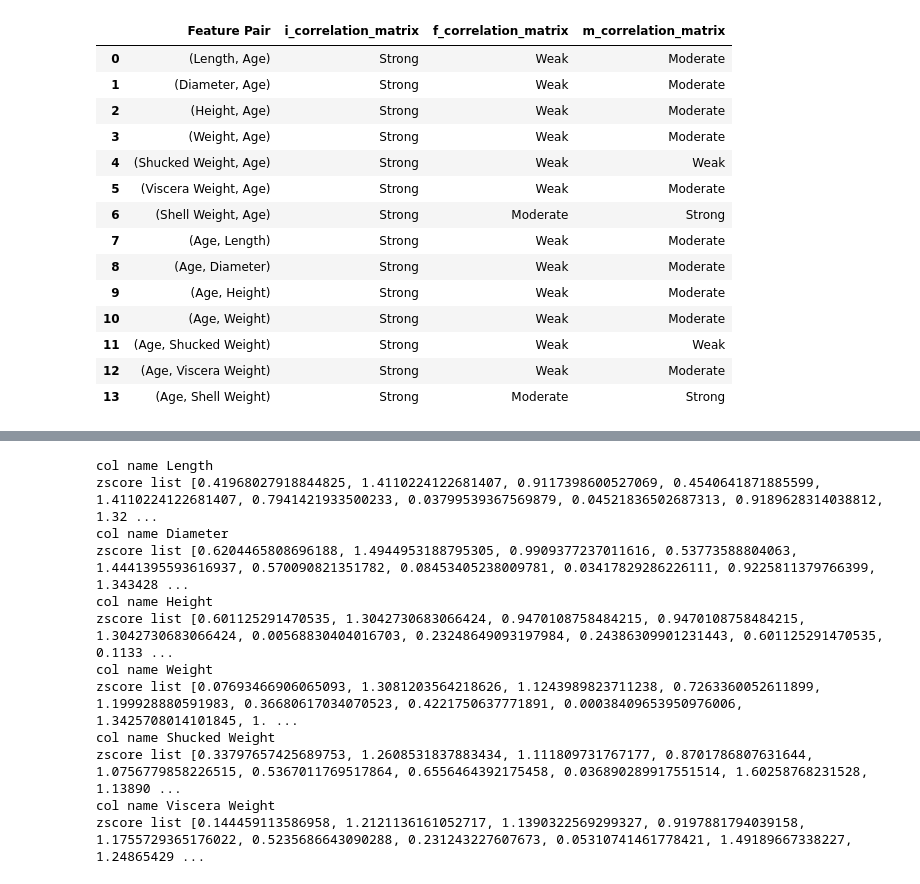
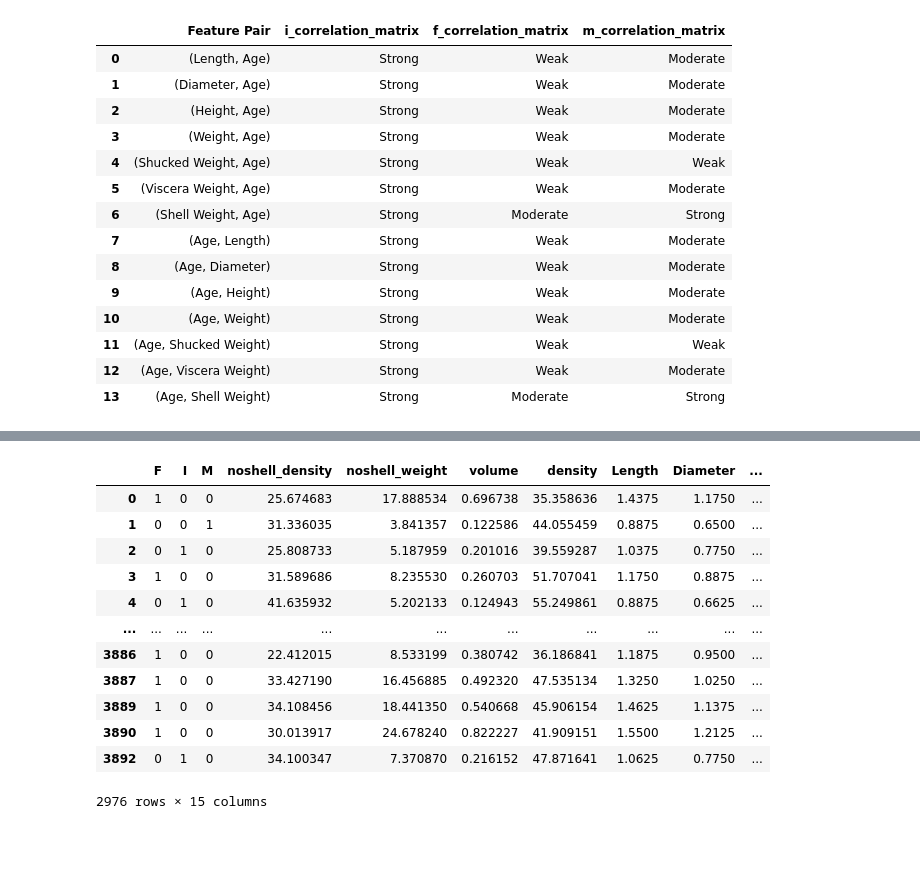
Before and after one commit to loganannand/dataeng-projects, a Jupyter notebook: Crab Age Prediction Project/Notebooks/initial_analysis.ipynb, the cells around one changed output, grey strips where cells are left out. Saved outputs shown, nothing was run; the diff lists cells and outputs as text; code cells hidden in the pictures; blank space fills up the shorter version.

```diff
--- a/Crab Age Prediction Project/Notebooks/initial_analysis.ipynb
+++ b/Crab Age Prediction Project/Notebooks/initial_analysis.ipynb
@@ -234,38 +245,26 @@ for i in dataset.columns:
     if dataset[i].isnull().sum() > 0:
         index = dataset[dataset[i].isnull()].index
         dataset.loc[index, i] = dataset[i].mean()
-# %%
-# Remove outliers based on z-score
-dataset_cols = dataset.columns
-dataset_cols = dataset_cols.to_list()
-dataset_cols.remove('Sex')
-
-dataset2 = []
-for i in dataset_cols:
-
-    print('col name', i)
-
-    z = (np.abs(stats.zscore(dataset[i])))
-    z = z.to_list()
-
-    print('zscore list', z)
-
-    for j in z:
-        if j > 3:
-            z.remove(j)
-    dataset2.append(z)
-
-dataset2 = pd.DataFrame(dataset2)
-# %% [output]
-col name Length
-zscore list [0.41968027918844825, 1.4110224122681407, 0.9117398600527069, 0.4540641871885599, 1.4110224122681407, 0.7941421933500233, 0.03799539367569879, 0.04521836502687313, 0.9189628314038812, 1.32 ...
-col name Diameter
-zscore list [0.6204465808696188, 1.4944953188795305, 0.9909377237011616, 0.53773588804063, 1.4441395593616937, 0.570090821351782, 0.08453405238009781, 0.03417829286226111, 0.9225811379766399, 1.343428 ...
-col name Height
-zscore list [0.601125291470535, 1.3042730683066424, 0.9470108758484215, 0.9470108758484215, 1.3042730683066424, 0.00568830404016703, 0.23248649093197984, 0.24386309901231443, 0.601125291470535, 0.1133 ...
-col name Weight
-zscore list [0.07693466906065093, 1.3081203564218626, 1.1243989823711238, 0.7263360052611899, 1.199928880591983, 0.36680617034070523, 0.4221750637771891, 0.00038409653950976006, 1.3425708014101845, 1. ...
-col name Shucked Weight
-zscore list [0.33797657425689753, 1.2608531837883434, 1.111809731767177, 0.8701786807631644, 1.0756779858226515, 0.5367011769517864, 0.6556464392175458, 0.036890289917551514, 1.60258768231528, 1.13890 ...
-col name Viscera Weight
-zscore list [0.144459113586958, 1.2121136161052717, 1.1390322569299327, 0.9197881794039158, 1.1755729365176022, 0.5235686643090288, 0.231243227607673, 0.05310741461778421, 1.49189667338227, 1.24865429 ...
+# %%
+# Remove outliers in dataset based on Z-score > 2
+for i in dataset.columns.drop('Sex'):
+    z = np.abs(stats.zscore(dataset[i])) # calculates the zsocre for current column
+    rows_to_drop = dataset.index[z > 2]
+    dataset = dataset.drop(rows_to_drop)
+# %%
+# Features Engineering
+# with the current characteristics, what other characteristics can be calculated?
+# i.e., density, volume, etc
+dataset['volume'] = dataset['Length'] * dataset['Diameter'] * dataset['Height'] # calculate the volume of the crab, with volume, density can be calculated (mass / volume)
+dataset['density'] = dataset['Weight'] / dataset['volume'] # density of the crab
+
+
+# density and weight features are with shell, but can also calculate without shell on - could potentially account for things like muscle atrophy as crab passes certain age
+dataset['noshell_weight'] = dataset['Weight'] - dataset['Shell Weight']
+dataset['noshell_density'] = dataset['noshell_weight'] / dataset['volume'] # this could be flawed because the measurements for volume likely involve shell measurements
+
+# place new features at start
+dataset.insert(0, 'density', dataset.pop('density'))
+dataset.insert(0, 'volume', dataset.pop('volume'))
+dataset.insert(0, 'noshell_weight', dataset.pop('noshell_weight'))
+dataset.insert(0, 'noshell_density', dataset.pop('noshell_density'))
@@ -271,0 +277,21 @@ zscore list [0.144459113586958, 1.2121136161052717, 1.1390322569299327, 0.919788
+# %%
+# One hot encode 'Sex' field
+sex = pd.get_dummies(dataset['Sex'])
+dataset = pd.concat([sex, dataset], axis=1)
+dataset.drop('Sex', axis = 1, inplace = True)
+# %%
+dataset
+# %% [output]
+|  | F | I | M | noshell_density | noshell_weight | volume | density | Length | Diameter | ... |
+| 0 | 1 | 0 | 0 | 25.674683 | 17.888534 | 0.696738 | 35.358636 | 1.4375 | 1.1750 | ... |
+| 1 | 0 | 0 | 1 | 31.336035 | 3.841357 | 0.122586 | 44.055459 | 0.8875 | 0.6500 | ... |
+| 2 | 0 | 1 | 0 | 25.808733 | 5.187959 | 0.201016 | 39.559287 | 1.0375 | 0.7750 | ... |
+| 3 | 1 | 0 | 0 | 31.589686 | 8.235530 | 0.260703 | 51.707041 | 1.1750 | 0.8875 | ... |
+| 4 | 0 | 1 | 0 | 41.635932 | 5.202133 | 0.124943 | 55.249861 | 0.8875 | 0.6625 | ... |
+| ... | ... | ... | ... | ... | ... | ... | ... | ... | ... | ... |
+| 3886 | 1 | 0 | 0 | 22.412015 | 8.533199 | 0.380742 | 36.186841 | 1.1875 | 0.9500 | ... |
+| 3887 | 1 | 0 | 0 | 33.427190 | 16.456885 | 0.492320 | 47.535134 | 1.3250 | 1.0250 | ... |
+| 3889 | 1 | 0 | 0 | 34.108456 | 18.441350 | 0.540668 | 45.906154 | 1.4625 | 1.1375 | ... |
+| 3890 | 1 | 0 | 0 | 30.013917 | 24.678240 | 0.822227 | 41.909151 | 1.5500 | 1.2125 | ... |
+| 3892 | 0 | 1 | 0 | 34.100347 | 7.370870 | 0.216152 | 47.871641 | 1.0625 | 0.7750 | ... |
+2976 rows × 15 columns
```
Also changed, not shown: parts of 16 cells of this notebook.
